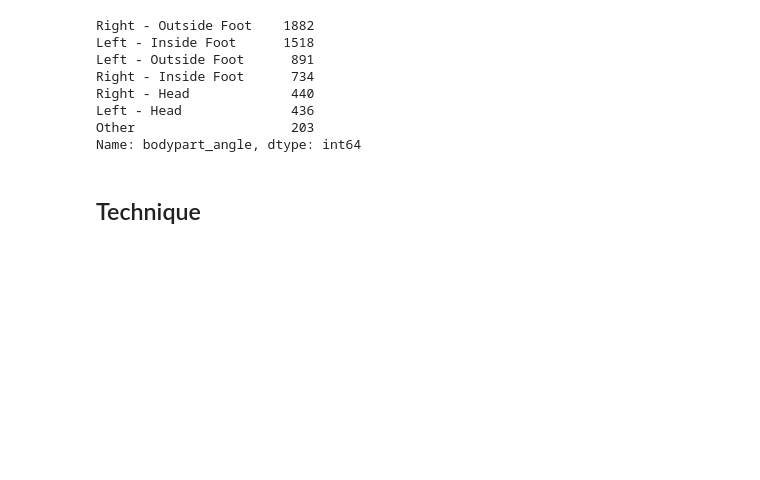
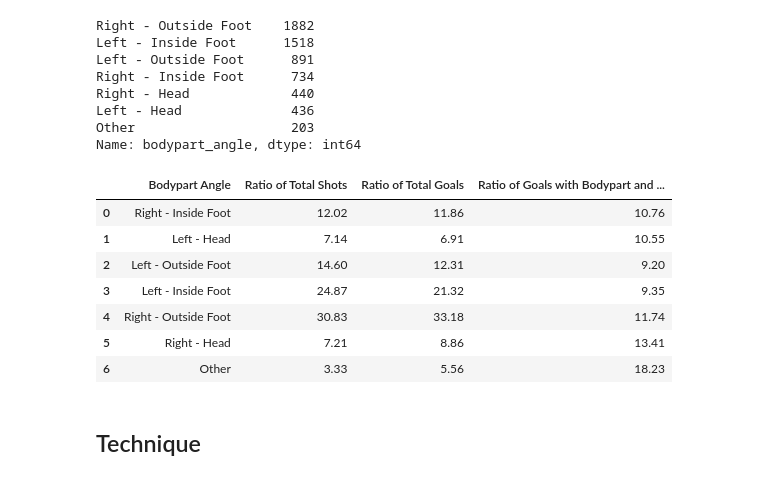
Before and after one commit to wswager/womens_soccer_expected_goals_model, a Jupyter notebook: data_cleaning/expected_goals_data_cleaning_notebook.ipynb, the cells around one changed output. Saved outputs shown, nothing was run; the diff lists cells and outputs as text; code cells hidden in the pictures; blank space fills up the shorter version.

```diff
--- a/data_cleaning/expected_goals_data_cleaning_notebook.ipynb
+++ b/data_cleaning/expected_goals_data_cleaning_notebook.ipynb
@@ -380,0 +378,48 @@ Name: bodypart_angle, dtype: int64
+# %%
+# Create a dataframe of shot angle intervals
+
+bodypart_angle_list = data_with_engineered_features['bodypart_angle'].unique()
+
+bodypart_angle_ratio = pd.DataFrame(bodypart_angle_list)
+
+bodypart_angle_ratio.rename(columns = {bodypart_angle_ratio.columns[0] : 'Bodypart Angle' },
+                            inplace = True)
+
+# Calculate ratio of shots and goals by bodypart
+
+bodypart_angle_shot_ratio = []
+bodypart_angle_goal_ratio = []
+bodypart_angle_goal_shot_ratio = []
+for i in bodypart_angle_list:
+  bodypart_angle_shot_ratio.append(round((((len(data_with_engineered_features[data_with_engineered_features['bodypart_angle'] ==
+                                                  i])) /
+                                           (len(data_with_engineered_features))) *
+                                          100), 2))
+
+  bodypart_angle_goal_ratio.append(round((((len(data_with_engineered_features[(data_with_engineered_features['bodypart_angle'] ==
+                                                  i) &
+                                                  (data_with_engineered_features['goal'] == 'True')])) /
+                                           (len(data_with_engineered_features[data_with_engineered_features['goal'] == 'True']))) *
+                                          100), 2))
+
+  bodypart_angle_goal_shot_ratio.append(round((((len(data_with_engineered_features[(data_with_engineered_features['bodypart_angle'] ==
+                                                                                    i) &
+                                                                                   (data_with_engineered_features['goal'] == 'True')])) /
+                                                (len(data_with_engineered_features[data_with_engineered_features['bodypart_angle'] ==
+                                                                                   i]))) *
+                                               100), 2))
+
+bodypart_angle_ratio['Ratio of Total Shots'] = bodypart_angle_shot_ratio
+bodypart_angle_ratio['Ratio of Total Goals'] = bodypart_angle_goal_ratio
+bodypart_angle_ratio['Ratio of Goals with Bodypart and Angle'] = bodypart_angle_goal_shot_ratio
+
+bodypart_angle_ratio
+# %% [output]
+|  | Bodypart Angle | Ratio of Total Shots | Ratio of Total Goals | Ratio of Goals with Bodypart and ... |
+| 0 | Right - Inside Foot | 12.02 | 11.86 | 10.76 |
+| 1 | Left - Head | 7.14 | 6.91 | 10.55 |
+| 2 | Left - Outside Foot | 14.60 | 12.31 | 9.20 |
+| 3 | Left - Inside Foot | 24.87 | 21.32 | 9.35 |
+| 4 | Right - Outside Foot | 30.83 | 33.18 | 11.74 |
+| 5 | Right - Head | 7.21 | 8.86 | 13.41 |
+| 6 | Other | 3.33 | 5.56 | 18.23 |
```
Also changed, not shown: parts of 11 cells of this notebook.
